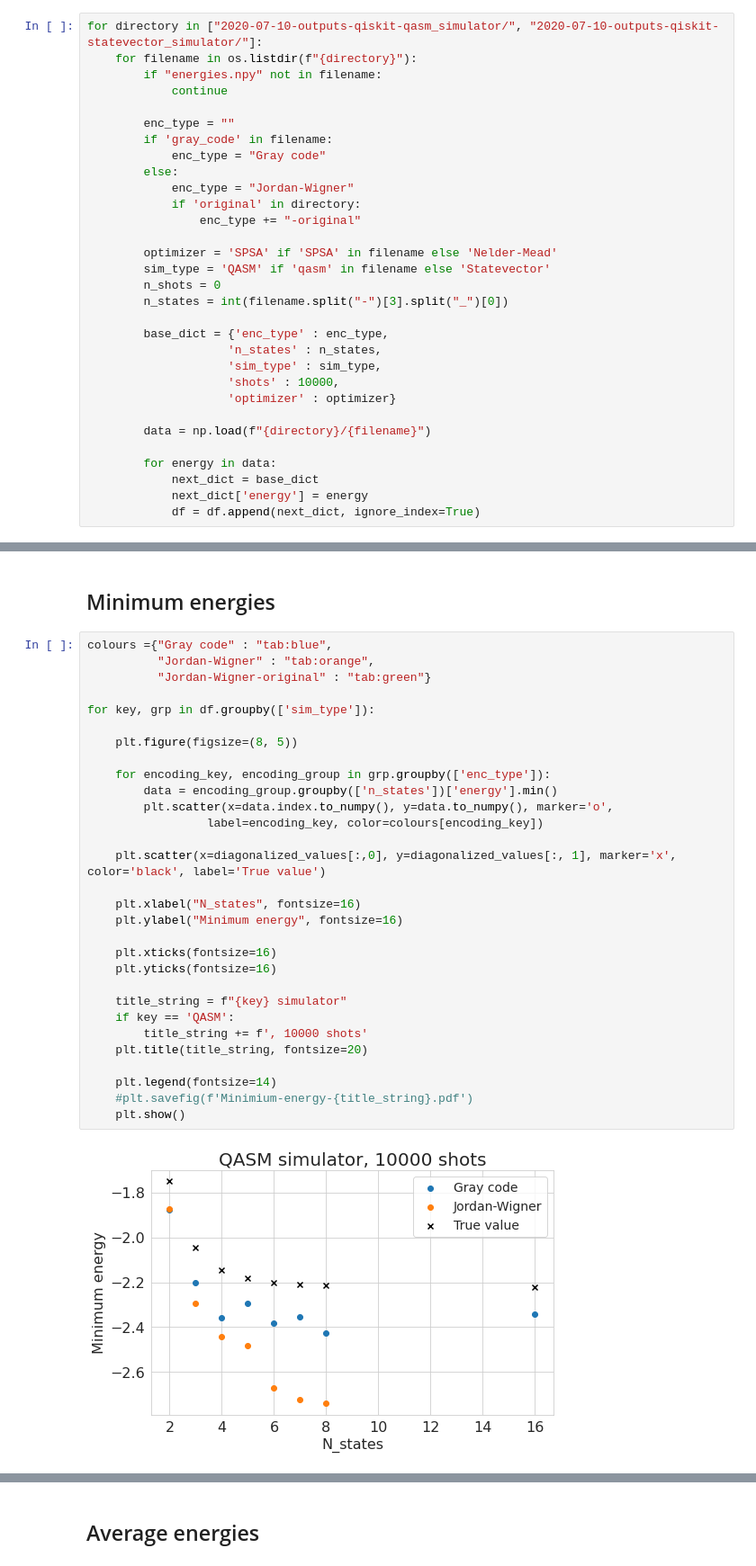
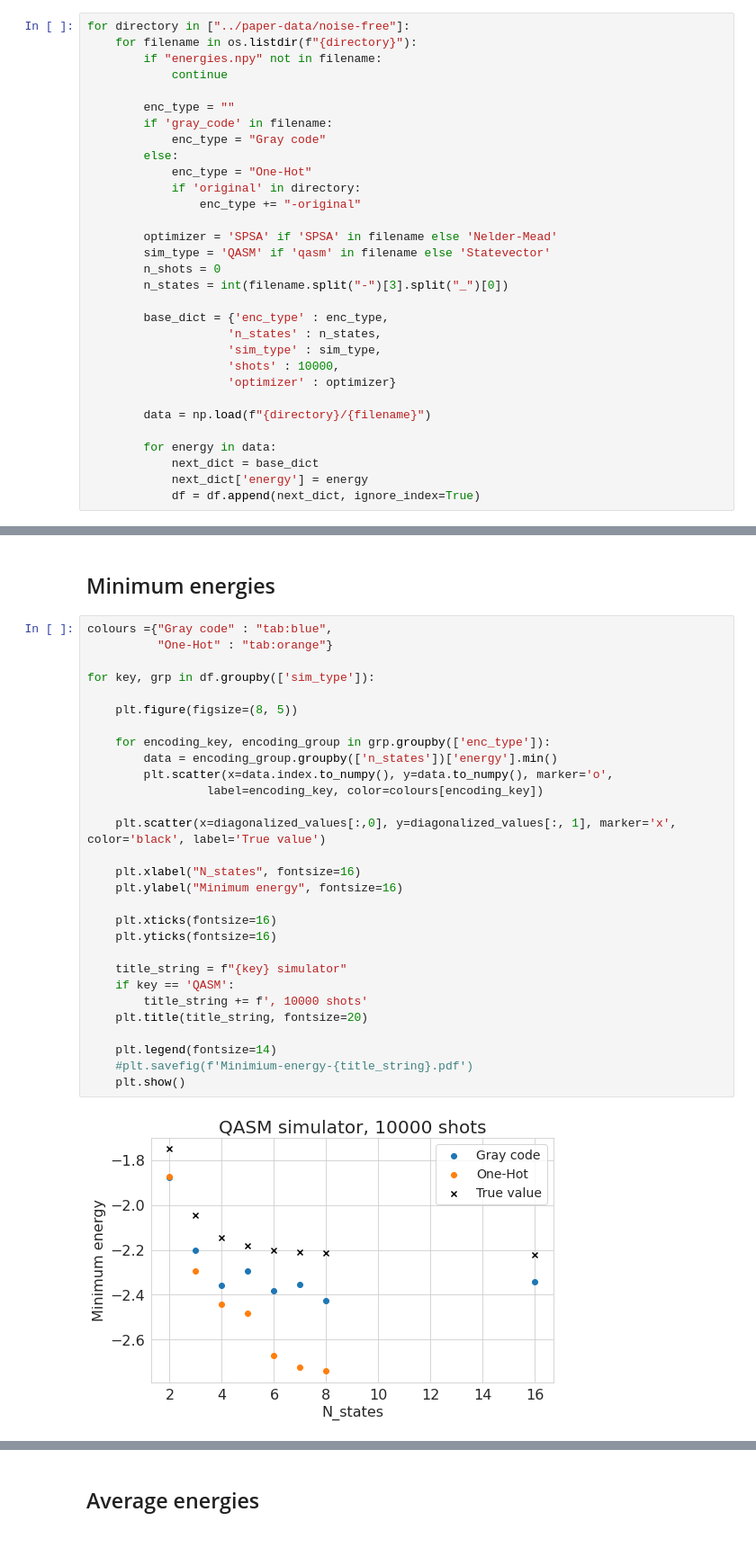
Before and after one commit to glassnotes/GrayCode-QubitEncoding, a Jupyter notebook: notebooks/Noise-Free-Analysis.ipynb, the cells around one changed output, grey strips where cells are left out. Shown at 90% size. Drawn from its saved outputs; the diff is of its cells as text.

Commit message:
Update noise-free analysis.

```diff
--- a/notebooks/Noise-Free-Analysis.ipynb
+++ b/notebooks/Noise-Free-Analysis.ipynb
@@ -26,7 +26,7 @@ diagonalized_values = np.array([
         [16, -2.221059]
 ])
 # %%
-for directory in ["2020-07-10-outputs-qiskit-qasm_simulator/", "2020-07-10-outputs-qiskit-statevector_simulator/"]:
+for directory in ["../paper-data/noise-free"]:
     for filename in os.listdir(f"{directory}"):
         if "energies.npy" not in filename:
             continue
@@ -35,7 +35,7 @@ for directory in ["2020-07-10-outputs-qiskit-qasm_simulator/", "2020-07-10-outpu
         if 'gray_code' in filename:
             enc_type = "Gray code"
         else:
-            enc_type = "Jordan-Wigner"
+            enc_type = "One-Hot"
             if 'original' in directory:
                 enc_type += "-original"
 
@@ -86,33 +84,32 @@ Note: for the cases in the dense version where it makes sense to make a comparis
 ## Minimum energies
 # %%
 colours ={"Gray code" : "tab:blue",
-          "Jordan-Wigner" : "tab:orange",
-          "Jordan-Wigner-original" : "tab:green"}
+          "One-Hot" : "tab:orange"}
 
 for key, grp in df.groupby(['sim_type']):
 
     plt.figure(figsize=(8, 5))
 
     for encoding_key, encoding_group in grp.groupby(['enc_type']):
         data = encoding_group.groupby(['n_states'])['energy'].min()
         plt.scatter(x=data.index.to_numpy(), y=data.to_numpy(), marker='o',
                  label=encoding_key, color=colours[encoding_key])
 
     plt.scatter(x=diagonalized_values[:,0], y=diagonalized_values[:, 1], marker='x', color='black', label='True value')
 
     plt.xlabel("N_states", fontsize=16)
     plt.ylabel("Minimum energy", fontsize=16)
 
     plt.xticks(fontsize=16)
     plt.yticks(fontsize=16)
 
     title_string = f"{key} simulator"
     if key == 'QASM':
         title_string += f', 10000 shots'
     plt.title(title_string, fontsize=20)
 
     plt.legend(fontsize=14)
     #plt.savefig(f'Minimium-energy-{title_string}.pdf')
     plt.show()
 # %% [output]
-[figure, old version]
+[figure, new version]
```
Also changed, not shown: parts of 13 cells of this notebook.
